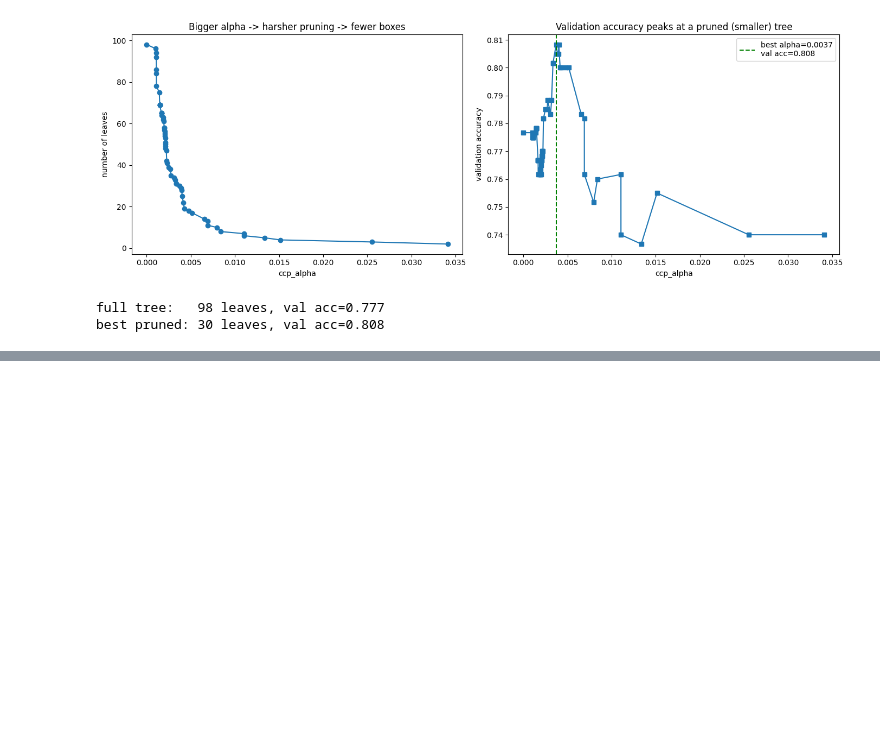
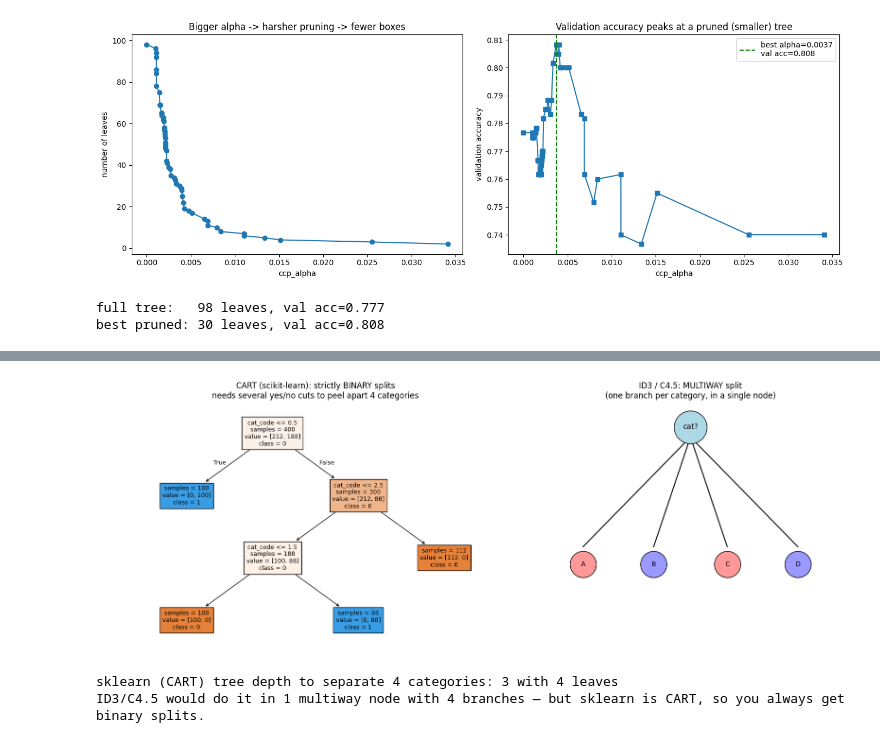
Before and after one commit to bmart231/ml-implementations, a Jupyter notebook: decision_trees/decision_trees.ipynb, the cells around one changed output, grey strips where cells are left out. Drawn from its saved outputs; the diff is of its cells as text; code cells hidden in the pictures; blank space fills up the shorter version.

```diff
--- a/decision_trees/decision_trees.ipynb
+++ b/decision_trees/decision_trees.ipynb
@@ -1178,0 +1695,50 @@ best pruned: 30 leaves, val acc=0.808
+# %%
+# Cell 4 — CART is strictly BINARY; ID3/C4.5 would be multiway. A visual comparison.
+import numpy as np
+import pandas as pd
+import matplotlib.pyplot as plt
+from sklearn.tree import DecisionTreeClassifier, plot_tree
+from sklearn.preprocessing import OrdinalEncoder
+
+# A 4-level categorical feature
+rng = np.random.RandomState(0)
+cats = rng.choice(["A", "B", "C", "D"], size=400)
+y = np.isin(cats, ["A", "C"]).astype(int)        # classes A,C -> 1 ; B,D -> 0
+X = OrdinalEncoder().fit_transform(pd.DataFrame({"cat": cats}))
+
+clf = DecisionTreeClassifier(random_state=0).fit(X, y)
+
+fig, (ax1, ax2) = plt.subplots(1, 2, figsize=(16, 6),
+                               gridspec_kw={"width_ratios": [1.4, 1]})
+
+# LEFT: what sklearn (CART) builds — a CHAIN of binary splits to separate 4 categories
+plot_tree(clf, ax=ax1, filled=True, feature_names=["cat_code"],
+          class_names=["0", "1"], impurity=False, fontsize=9)
+ax1.set_title("CART (scikit-learn): strictly BINARY splits\n"
+              "needs several yes/no cuts to peel apart 4 categories")
+
+# RIGHT: a sketch of how ID3/C4.5 would handle the SAME categorical -> one MULTIWAY node
+ax2.axis("off")
+ax2.set_title("ID3 / C4.5: MULTIWAY split\n(one branch per category, in a single node)")
+# root
+ax2.scatter(0.5, 0.9, s=2500, c="lightblue", edgecolor="k", zorder=2)
+ax2.text(0.5, 0.9, "cat?", ha="center", va="center", fontsize=11, zorder=3)
+# four children, one per category
+for x, label in zip([0.15, 0.38, 0.62, 0.85], ["A", "B", "C", "D"]):
+    ax2.plot([0.5, x], [0.86, 0.42], "k-", zorder=1)
+    ax2.scatter(x, 0.35, s=1600,
+                c=["#ff9999" if label in ["A","C"] else "#9999ff"][0],
+                edgecolor="k", zorder=2)
+    ax2.text(x, 0.35, label, ha="center", va="center", fontsize=10, zorder=3)
+ax2.set_xlim(0, 1); ax2.set_ylim(0, 1)
+
+plt.tight_layout(); plt.show()
+
+print(f"sklearn (CART) tree depth to separate 4 categories: {clf.get_depth()} "
+      f"with {clf.get_n_leaves()} leaves")
+print("ID3/C4.5 would do it in 1 multiway node with 4 branches — but sklearn is CART, "
+      "so you always get binary splits.")
+# %% [output]
+[figure, added]
+sklearn (CART) tree depth to separate 4 categories: 3 with 4 leaves
+ID3/C4.5 would do it in 1 multiway node with 4 branches — but sklearn is CART, so you always get binary splits.
```
Also changed, not shown: parts of 17 cells of this notebook, 2 other files.
